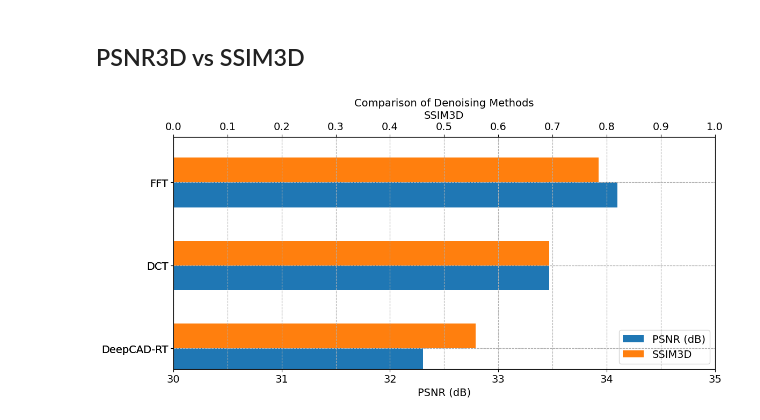
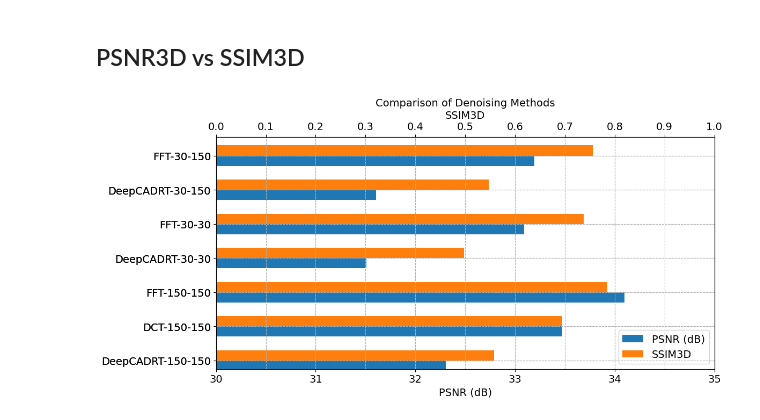
Before and after one commit to MrPio/freq2clean, a Jupyter notebook: 6-video_fusion/6.8-Final_Comparison.ipynb, the cells around one changed output. Drawn from its saved outputs; the diff is of its cells as text; code cells hidden in the pictures.

Commit message:
Add new DeepCAD tests

```diff
--- a/6-video_fusion/6.8-Final_Comparison.ipynb
+++ b/6-video_fusion/6.8-Final_Comparison.ipynb
@@ -36,35 +76,32 @@ editor.compose(
 # %%
 # DCT is frame3000_win6000_s036_δs72_t0
 # FFT is frame3000_alphas0.85
 df = pd.DataFrame(
     {
-        "PSNR (dB)": {"DeepCAD-RT": 32.3038, "DCT": 33.47127, "FFT": 34.09738},
-        "SSIM3D": {"DeepCAD-RT": 0.5577, "DCT": 0.694209, "FFT": 0.78490},
+        "PSNR (dB)": {
+            "DeepCADRT-150-150": 32.3038,
+            "DCT-150-150": 33.47127,
+            "FFT-150-150": 34.09738,
+
+            "DeepCADRT-30-30": 31.5092393,
+            "FFT-30-30": 33.0915,
+
+            "DeepCADRT-30-150": 31.604510,
+            "FFT-30-150": 33.1949,
+        },
+        "SSIM3D": {
+            "DeepCADRT-150-150": 0.5577,
+            "DCT-150-150": 0.694209,
+            "FFT-150-150": 0.78490,
+
+            "DeepCADRT-30-30": 0.498140,
+            "FFT-30-30": 0.737839,
+
+            "DeepCADRT-30-150": 0.547368,
+            "FFT-30-150": 0.75576,
+        },
     }
 )
-fig, ax1 = plt.subplots(figsize=(12, 6))
-
-# plot PSNR
-df["PSNR (dB)"].plot(kind="barh", ax=ax1, color="tab:blue", position=1, width=0.3, label="PSNR (dB)")
-ax1.set_xlim(30, 35)
-ax1.set_xticks(range(30, 36, 1))
-ax1.set_xlabel("PSNR (dB)")
-
-ax2 = ax1.twiny()
-df["SSIM3D"].plot(kind="barh", ax=ax2, color="tab:orange", position=0, width=0.3, label="SSIM3D")
-ax2.set_xlim(0, 1)
-ax2.set_xticks([_/10 for _ in range(0, 11)])
-ax2.set_xlabel("SSIM3D")
-
-ax1.set_yticks(range(len(df)))
-ax1.set_yticklabels(df.index)
-ax1.set_title("Comparison of Denoising Methods")
-
-h1, l1 = ax1.get_legend_handles_labels()
-h2, l2 = ax2.get_legend_handles_labels()
-ax1.legend(h1 + h2, l1 + l2, loc="lower right")
-
-plt.tight_layout()
-plt.show()
+plot(df)
 # %% [output]
-[figure, old version]
+[figure, new version]
```
Also changed, not shown: parts of 3 cells of this notebook, 12 other files.
